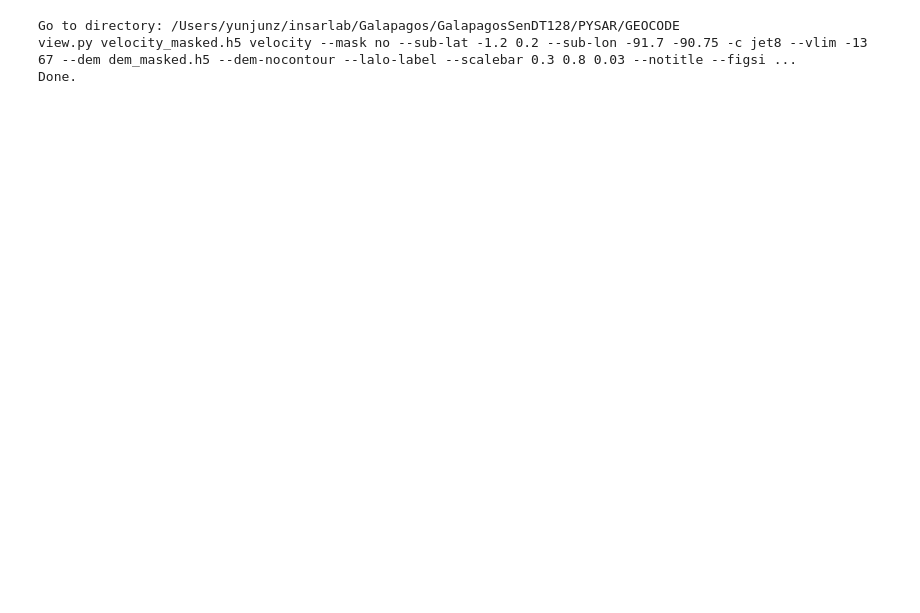
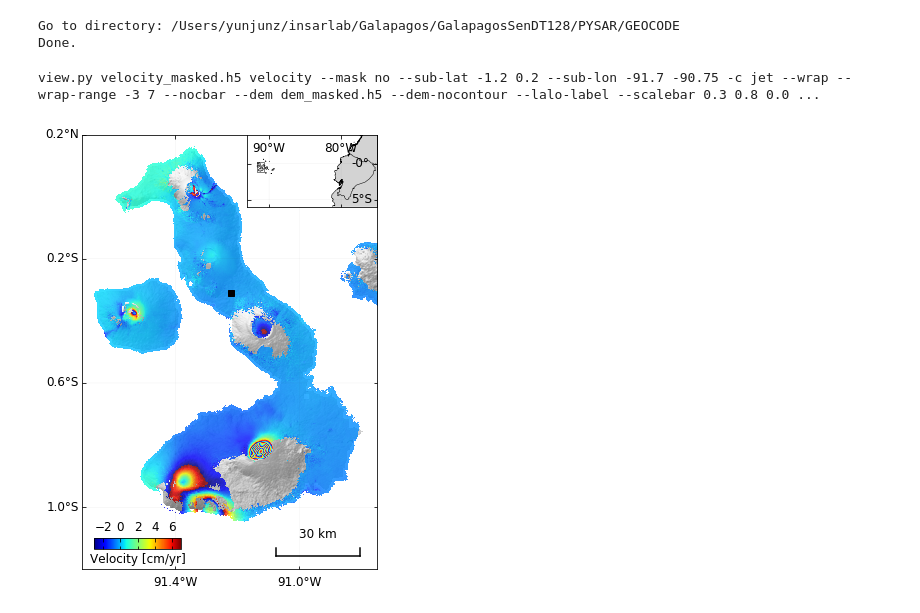
Before and after one commit to geodesymiami/Yunjun_et_al-2019-MintPy, a Jupyter notebook: velocity_Galapagos.ipynb, the cells around one changed output. Saved outputs shown, nothing was run; the diff lists cells and outputs as text; code cells hidden in the pictures; blank space fills up the shorter version.

```diff
--- a/velocity_Galapagos.ipynb
+++ b/velocity_Galapagos.ipynb
@@ -1,14 +1,19 @@
 # %%
 ## Plot Velocity Map for the whole Galapagos Islands
 import os
+import matplotlib.pyplot as plt
 from pysar.simulation.plot import *
 from pysar.objects import sensor
+from pysar.utils import readfile, plot as pp, utils as ut
+from pysar import view
 
-work_dir = '/Users/yunjunz/insarlab/Galapagos/GalapagosSenDT128/PYSAR/GEOCODE'
+work_dir = '~/insarlab/Galapagos/GalapagosSenDT128/PYSAR/GEOCODE'
+work_dir = os.path.expanduser(work_dir)
 os.chdir(work_dir)
 print('Go to directory: '+work_dir)
+print_msg = False
 
-
+## Prepare Data File
 generate_masked_dem = False
 if generate_masked_dem:
     cmd = 'load_hdf5.py ../../DEM/demLat_S02_N01_Lon_W092_W090.dem.wgs84 -o dem.h5 --data-type np.float32\n'
@@ -25,15 +30,68 @@ if generate_velocity:
 
 proj_name = sensor.project_name2sensor_name(work_dir)[1]
 out_file = 'velocity_{}.png'.format(proj_name)
-cmd = 'view.py velocity_masked.h5 velocity --mask no --sub-lat -1.2 0.2 --sub-lon -91.7 -90.75 '
-cmd += '-c jet8 --vlim -13 67 '
-cmd += '--dem dem_masked.h5 --dem-nocontour '
-cmd += '--lalo-label --scalebar 0.3 0.8 0.03 --notitle --figsize 5 5 --fontsize 12 '
-cmd += '-o {} --dpi {} --nodisplay '.format(out_file, fig_dpi)
-print(cmd)
-os.system(cmd)
 print('Done.')
 # %% [output]
 Go to directory: /Users/yunjunz/insarlab/Galapagos/GalapagosSenDT128/PYSAR/GEOCODE
-view.py velocity_masked.h5 velocity --mask no --sub-lat -1.2 0.2 --sub-lon -91.7 -90.75 -c jet8 --vlim -13 67 --dem dem_masked.h5 --dem-nocontour --lalo-label --scalebar 0.3 0.8 0.03 --notitle --figsi ...
 Done.
+# %%
+## plot velocity with functions from pysar/view.py
+geo_box = (-91.7, 0.2, -90.75, -1.2)    # WNES
+cmd = 'view.py velocity_masked.h5 velocity --mask no --sub-lat {S} {N} --sub-lon {W} {E} '.format(W=geo_box[0],
+                                                                                                  N=geo_box[1],
+                                                                                                  E=geo_box[2],
+                                                                                                  S=geo_box[3])
+cmd += '-c jet --wrap --wrap-range -3 7 --nocbar '
+cmd += '--dem dem_masked.h5 --dem-nocontour '
+cmd += '--lalo-label --scalebar 0.3 0.8 0.03 --notitle --fontsize 12 '
+print(cmd)
+inps = view.cmd_line_parse(cmd.split()[1:])
+inps, atr = view.check_input_file_info(inps, print_msg=print_msg)
+inps = view.update_inps_with_file_metadata(inps, atr, print_msg=print_msg)
+data, atr = view.readfile.read(inps.file,
+                               datasetName=inps.dset[0],
+                               box=inps.pix_box,
+                               print_msg=print_msg)
+data, inps = view.update_data_with_plot_inps(data, atr, inps, print_msg=print_msg)
+
+fig, ax = plt.subplots(figsize=[6, 8])
+ax, inps, im = view.plot_2d_matrix(ax, data, atr, inps, print_msg=print_msg)[0:3]
+
+
+# colorbar
+cax = fig.add_axes([0.2, 0.16, 0.2, 0.02])
+cbar = plt.colorbar(im, cax=cax, orientation='horizontal')
+cbar.ax.xaxis.tick_top()
+#cbar.ax.xaxis.set_label_position('top')
+cbar.ax.tick_params(which='both', direction='in', labelsize=font_size, bottom=True, top=True)
+cbar.set_label('Velocity [cm/yr]', fontsize=font_size)
+#cbar.ax.set_ylabel('10 cm/cycle', rotation=0, fontsize=font_size)
+#cbar.ax.yaxis.set_label_position("right")
+
+# insert location map
+ax2 = fig.add_axes([0.554, 0.717, 0.3, 0.2])
+geo_box_loc = (-93, 4, -75, -6)  # WNES
+m = pp.BasemapExt(llcrnrlon=geo_box_loc[0], llcrnrlat=geo_box_loc[3],
+                  urcrnrlon=geo_box_loc[2], urcrnrlat=geo_box_loc[1],
+                  projection='cyl',
+                  resolution='h',
+                  suppress_ticks=False, ax=ax2)
+m.fillcontinents(color='lightgray')
+m.drawcountries()
+m.drawcoastlines(linewidth=0.5)
+m.draw_lalo_label(geo_box_loc, ax=ax2,
+                  lalo_step=[5, 10],
+                  labels=[0, 1, 1, 0],
+                  xoffset=-3.6, yoffset=-2.8,
+                  font_size=font_size,
+                  print_msg=print_msg)
+# plot AOI box
+W, N, E, S = geo_box
+ax2.plot([W, E, E, W, W], [N, N, S, S, N], linewidth=0.5, color='k')
+
+## save to jpg file
+fig.savefig(out_file, bbox_inches='tight', transparent=True, dpi=fig_dpi)
+plt.show()
+# %% [output]
+view.py velocity_masked.h5 velocity --mask no --sub-lat -1.2 0.2 --sub-lon -91.7 -90.75 -c jet --wrap --wrap-range -3 7 --nocbar --dem dem_masked.h5 --dem-nocontour --lalo-label --scalebar 0.3 0.8 0.0 ...
+[figure, added]
```
Also changed, not shown: 3 other files.
